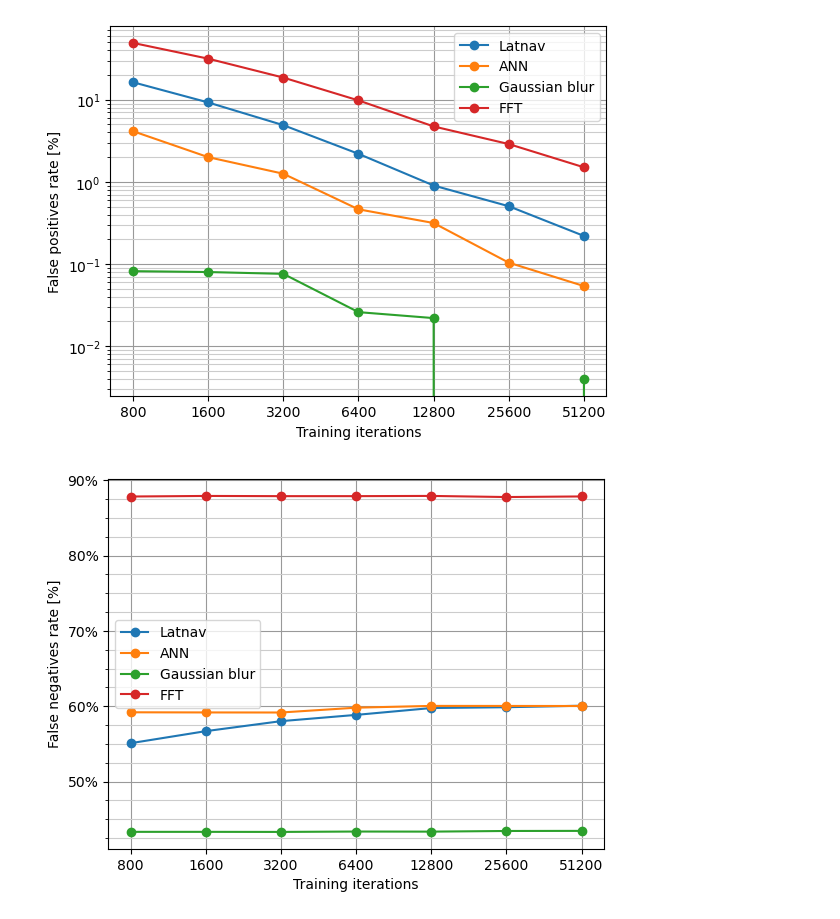
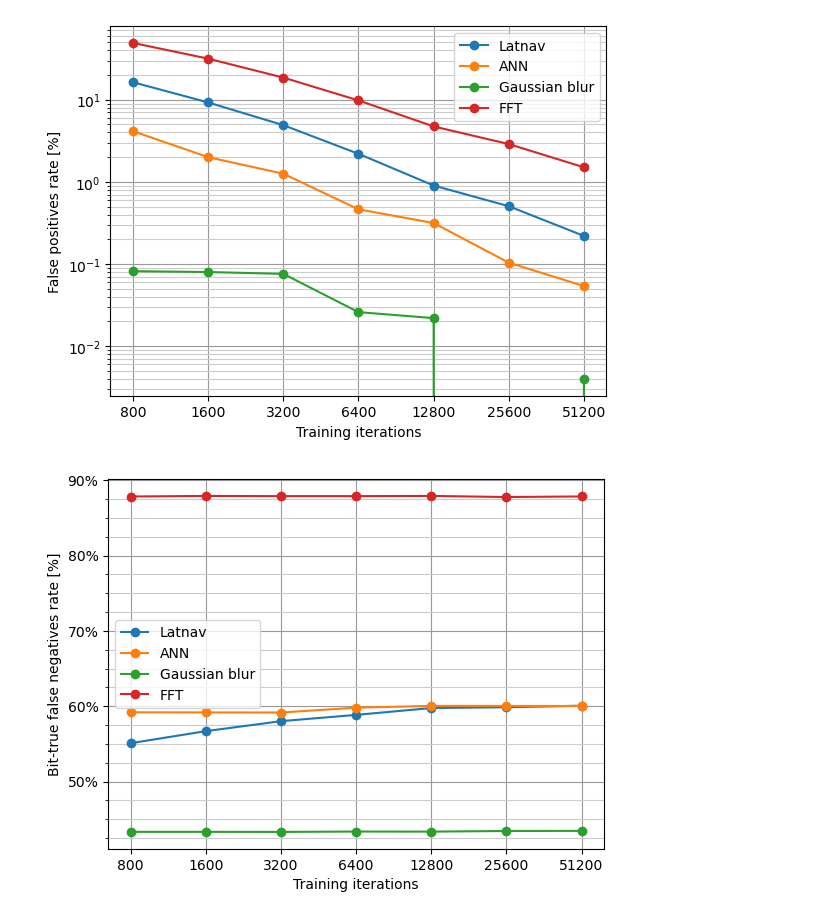
Before and after one commit to francesco-ratti/heteregeneousRTOS_benchmarks_data_analysis_scripts, a Jupyter notebook: FaultDet_performances/fp_fn_plots.ipynb, the cells around one changed output. Drawn from its saved outputs; the diff is of its cells as text; code cells hidden in the pictures.

```diff
--- a/fp_fn_plots.ipynb
+++ b/FaultDet_performances/fp_fn_plots.ipynb
@@ -159,32 +159,32 @@ plt.savefig('false_positives_vs_training_iterations.pdf')
 fig = plt.plot(np.log2((ln_df["trainingIterations"]/100)).astype(int), ln_df["fn_rate"],marker="o", label='Latnav')
 plt.plot(np.log2((ann_df["trainingIterations"]/100)).astype(int), ann_df["fn_rate"],marker="o", label="ANN")
 plt.plot(np.log2((gauss_df["trainingIterations"]/100)).astype(int), gauss_df["fn_rate"],marker="o", label="Gaussian blur")
 plt.plot(np.log2((fft_df["trainingIterations"]/100)).astype(int), fft_df["fn_rate"],marker="o", label="FFT")
 
 plt.grid(visible=True, which='major', color='0.6')
 plt.grid(visible=True, which='minor', color='0.8')
 #plt.yscale('log')
 ax = plt.gca()
 plt.tick_params(axis='y', which='minor')
 
 #plt.style.use('classic')
 #region_2d_trainIterations=np.array(region_trainIterations)
 #region_2d_fp_rate=np.array(region_fp_rate)
 #ax.set_ylim([pow(10, math.floor(math.log10(np.min(region_2d_fp_rate)))), pow(10, math.ceil(math.log10(np.max(region_2d_fp_rate))))])
 ax.yaxis.set_major_formatter(tkr.PercentFormatter(decimals=0))
 ax.yaxis.set_minor_locator(tkr.AutoMinorLocator(4))
 
 #ax.yaxis.set_minor_locator(ticker.AutoMinorLocator(4))
 ax.tick_params(axis='y', which='minor', bottom=False)
 #plt.gcf().subplots_adjust(left=0.2)
 ax.xaxis.set_major_formatter(tkr.FuncFormatter(lambda x,pos: ('{:d}'.format(int(pow(2, x))*100))))
 
 
 plt.xlabel("Training iterations")
-plt.ylabel("False negatives rate [%]")
+plt.ylabel("Bit-true false negatives rate [%]")
 plt.legend(
     #loc='upper right'
 )
 plt.savefig('false_negatives_vs_training_iterations.pdf')
 # %% [output]
-[figure, old version]
+[figure, new version]
```
Also changed, not shown: parts of 1 cell of this notebook, 23 other files.
